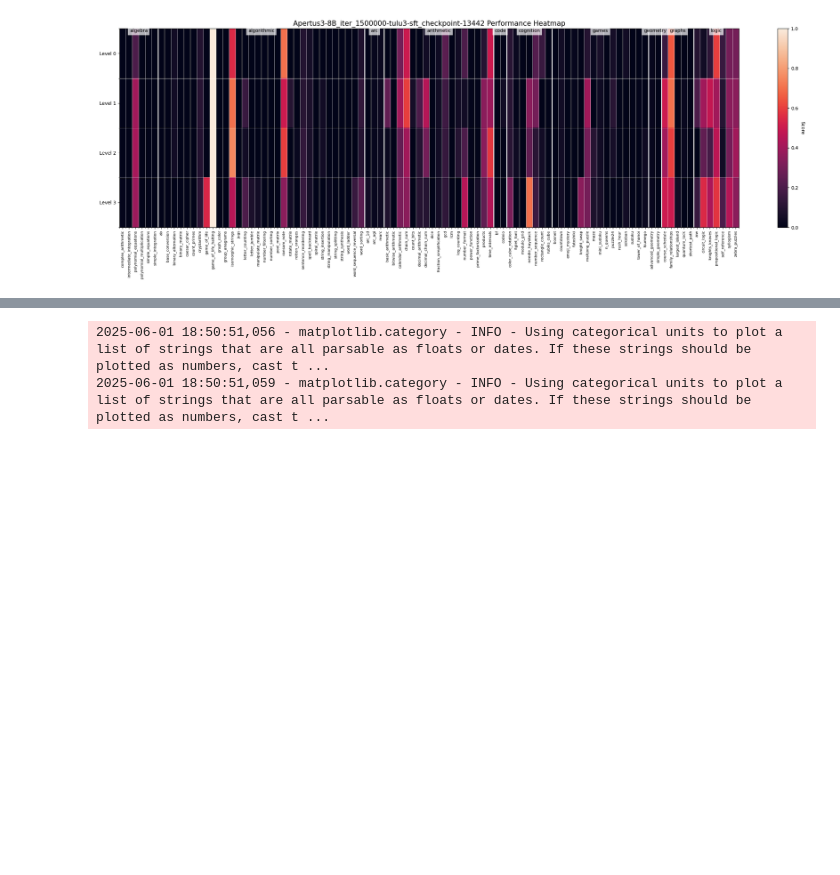
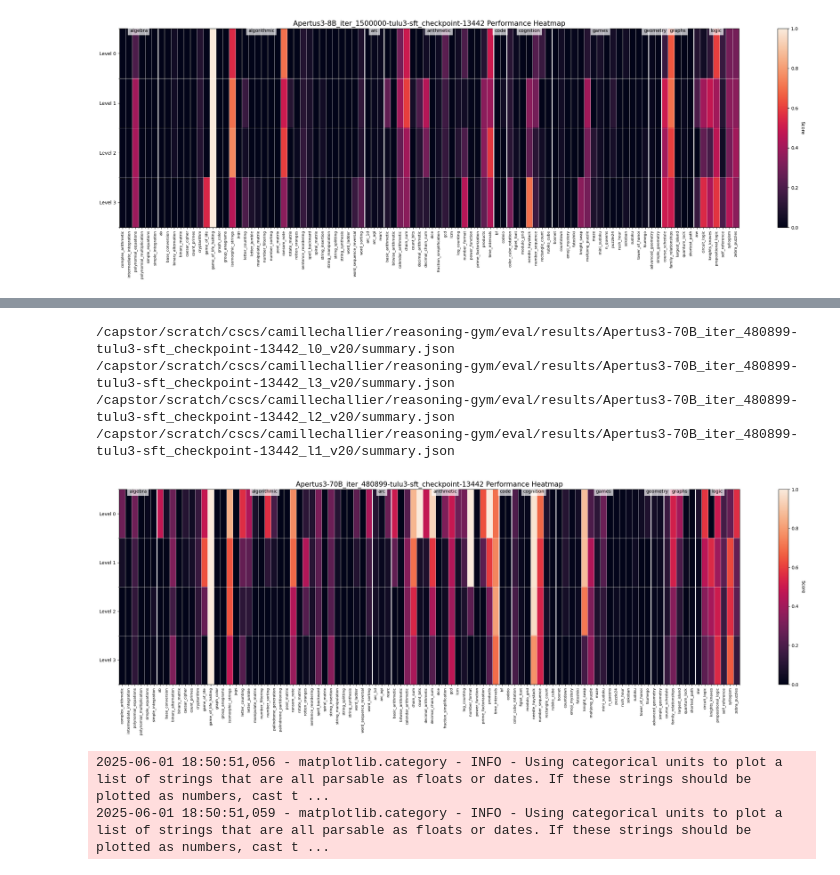
Before and after one commit to CamilleChallier/reasoning-gym, a Jupyter notebook: notebooks/visualization.ipynb, the cells around one changed output, grey strips where cells are left out. Saved outputs shown, nothing was run; the diff lists cells and outputs as text; code cells hidden in the pictures; blank space fills up the shorter version.

```diff
--- a/notebooks/visualization.ipynb
+++ b/notebooks/visualization.ipynb
@@ -1282,0 +1285,66 @@ plt.tight_layout()
+# %%
+results_dir = "/capstor/scratch/cscs/camillechallier/reasoning-gym/eval/results"
+list_models = ["Apertus3-70B_iter_480899-tulu3-sft_checkpoint-13442_l0_v20", "Apertus3-70B_iter_480899-tulu3-sft_checkpoint-13442_l1_v20", "Apertus3-70B_iter_480899-tulu3-sft_checkpoint-13442_l2_v20", "Apertus3-70B_iter_480899-tulu3-sft_checkpoint-13442_l3_v20"]
+summaries = dict(sorted(load_summaries(results_dir, list_models).items()))
+# Get dataset categories
+categories = get_dataset_categories(results_dir, summaries)
+
+all_datasets = []
+for category, datasets in sorted(categories.items()):
+    all_datasets.extend(sorted(datasets))
+
+models = list(summaries.keys())
+
+# Create score matrix
+score_matrix = np.zeros((len(models), len(all_datasets)))
+
+for i, model in enumerate(models):
+    for j, dataset in enumerate(all_datasets):
+        score_matrix[i, j] = summaries[model]["dataset_scores"].get(dataset, 0)
+
+# Create heatmap
+fig, ax = plt.subplots(figsize=(max(20, len(all_datasets) * 0.25), max(8, len(models) * 0.5)))
+
+im = ax.imshow(score_matrix, cmap="rocket", aspect="auto", vmin=0, vmax=1)
+
+# Add colorbar
+cbar = ax.figure.colorbar(im, ax=ax)
+cbar.ax.set_ylabel("Score", rotation=-90, va="bottom")
+
+# Set ticks and labels
+ax.set_xticks(np.arange(len(all_datasets)))
+ax.set_yticks(np.arange(len(models)))
+ax.set_xticklabels(all_datasets, rotation=90, fontsize=8)
+ax.set_yticklabels([ f"Level {i}" for i in range(len(models)) ])
+
+# Add category separators and labels
+current_idx = 0
+for category, datasets in sorted(categories.items()):
+    if datasets:
+        # Add vertical line after each category
+        next_idx = current_idx + len(datasets)
+        if next_idx < len(all_datasets):
+            ax.axvline(x=next_idx - 0.5, color="white", linestyle="-", linewidth=2)
+
+        # Add category label
+        middle_idx = current_idx + len(datasets) / 2 - 0.5
+        ax.text(
+            middle_idx,
+            -0.5,
+            category,
+            ha="center",
+            va="top",
+            fontsize=10,
+            bbox=dict(facecolor="white", alpha=0.7, edgecolor="none"),
+        )
+
+        current_idx = next_idx
+
+# Add grid lines
+ax.set_xticks(np.arange(-0.5, len(all_datasets), 1), minor=True)
+ax.set_yticks(np.arange(-0.5, len(models), 1), minor=True)
+ax.grid(which="minor", color="w", linestyle="-", linewidth=0.5)
+
+plt.title("Apertus3-70B_iter_480899-tulu3-sft_checkpoint-13442 Performance Heatmap", size=15)
+plt.tight_layout()
+# %% [output]
@@ -1283,3 +1355,8 @@ plt.tight_layout()
+/capstor/scratch/cscs/camillechallier/reasoning-gym/eval/results/Apertus3-70B_iter_480899-tulu3-sft_checkpoint-13442_l0_v20/summary.json
+/capstor/scratch/cscs/camillechallier/reasoning-gym/eval/results/Apertus3-70B_iter_480899-tulu3-sft_checkpoint-13442_l3_v20/summary.json
+/capstor/scratch/cscs/camillechallier/reasoning-gym/eval/results/Apertus3-70B_iter_480899-tulu3-sft_checkpoint-13442_l2_v20/summary.json
+/capstor/scratch/cscs/camillechallier/reasoning-gym/eval/results/Apertus3-70B_iter_480899-tulu3-sft_checkpoint-13442_l1_v20/summary.json
+[figure, added]
 # %%
 import seaborn as sns
 import matplotlib.pyplot as plt
```
Also changed, not shown: parts of 3 cells of this notebook, 1 other file.
